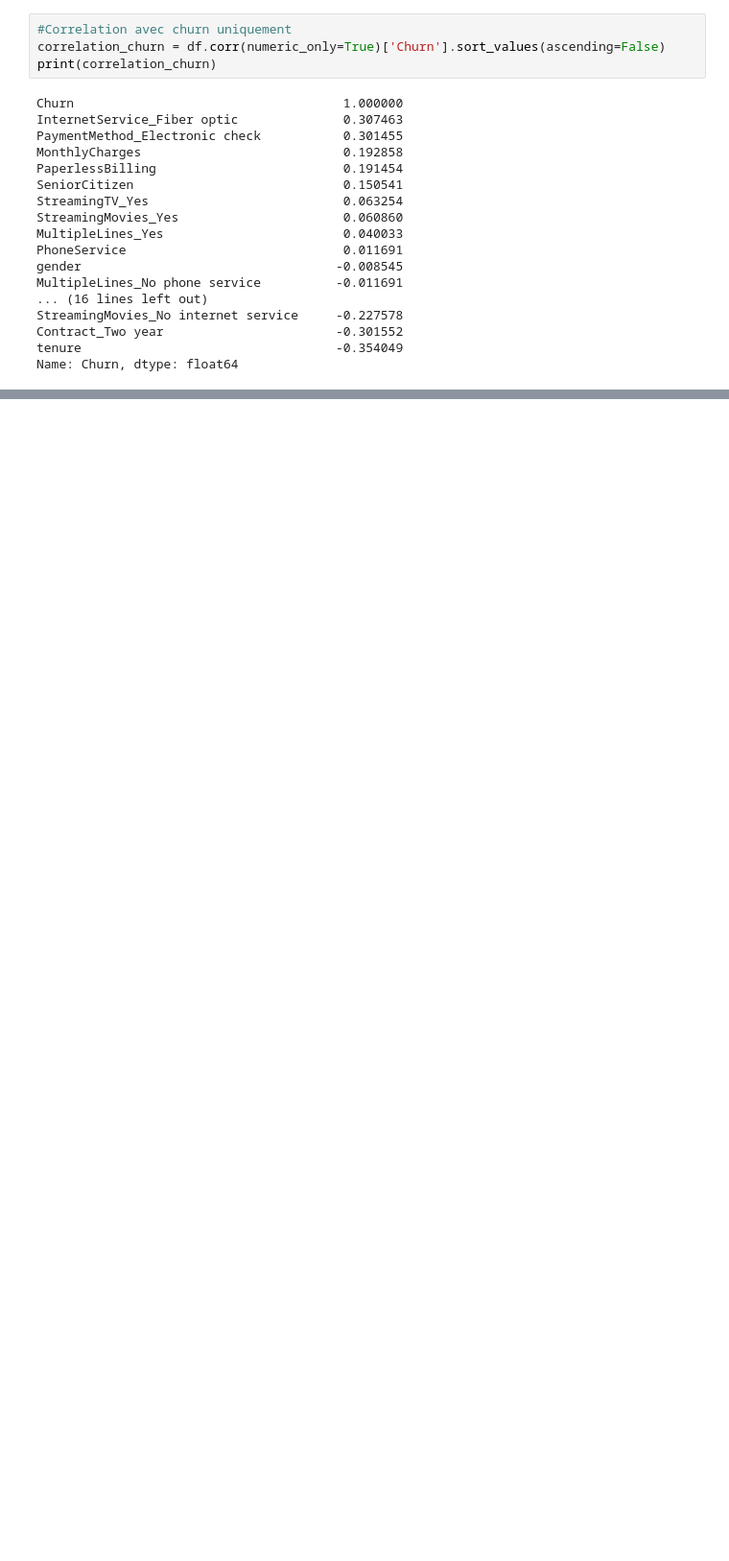
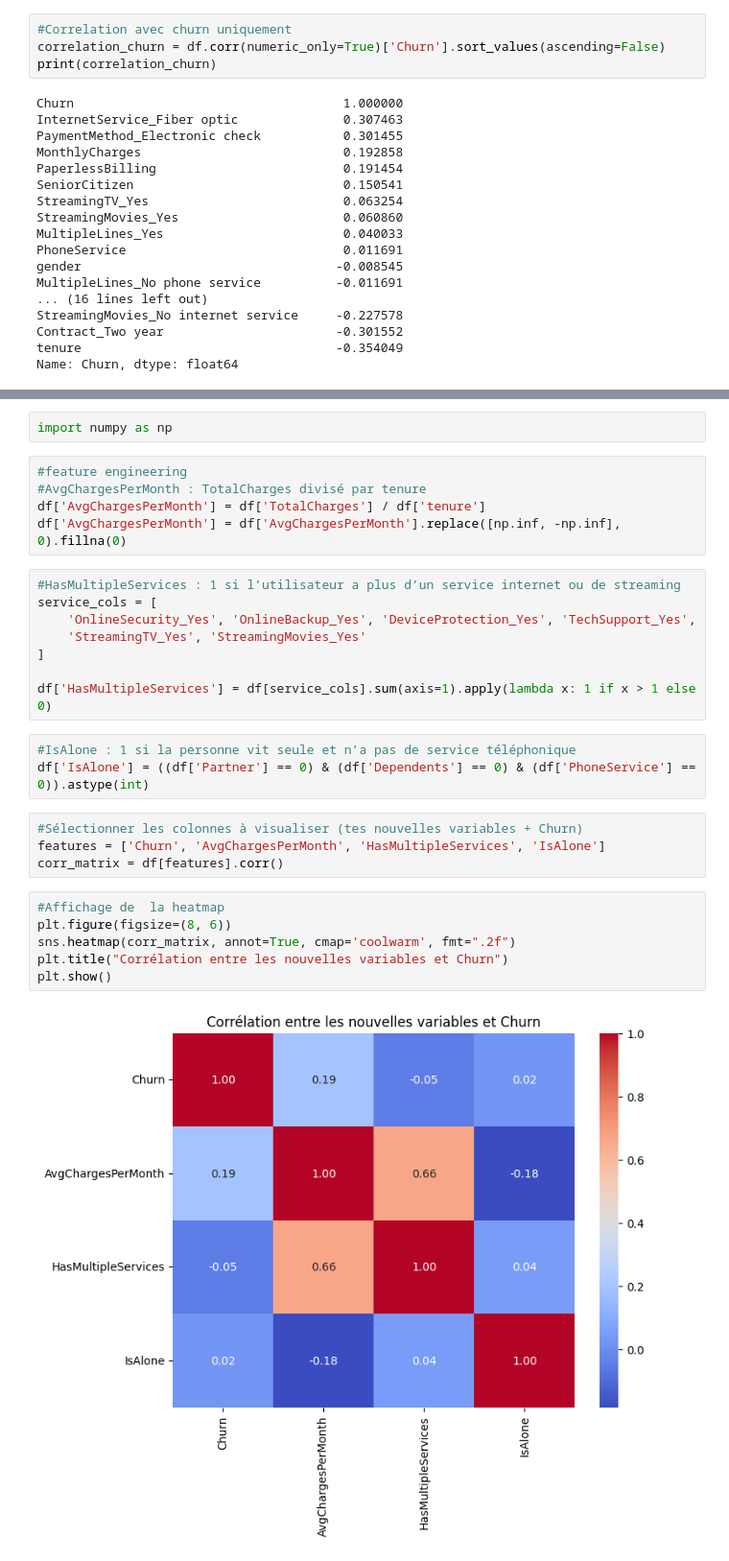
Before and after one commit to Lbenzid/projet_churn_teleco, a Jupyter notebook: notebooks/eda_telco_churn.ipynb, the cells around one changed output, grey strips where cells are left out. Shown at 96% size. Saved outputs shown, nothing was run; the diff lists cells and outputs as text; blank space fills up the shorter version.

```diff
--- a/notebooks/eda_telco_churn.ipynb
+++ b/notebooks/eda_telco_churn.ipynb
@@ -340,0 +362,30 @@ Name: Churn, dtype: float64
+# %%
+import numpy as np
+# %%
+#feature engineering
+#AvgChargesPerMonth : TotalCharges divisé par tenure
+df['AvgChargesPerMonth'] = df['TotalCharges'] / df['tenure']
+df['AvgChargesPerMonth'] = df['AvgChargesPerMonth'].replace([np.inf, -np.inf], 0).fillna(0)
+# %%
+#HasMultipleServices : 1 si l’utilisateur a plus d’un service internet ou de streaming
+service_cols = [
+    'OnlineSecurity_Yes', 'OnlineBackup_Yes', 'DeviceProtection_Yes', 'TechSupport_Yes',
+    'StreamingTV_Yes', 'StreamingMovies_Yes'
+]
+
+df['HasMultipleServices'] = df[service_cols].sum(axis=1).apply(lambda x: 1 if x > 1 else 0)
+# %%
+#IsAlone : 1 si la personne vit seule et n’a pas de service téléphonique
+df['IsAlone'] = ((df['Partner'] == 0) & (df['Dependents'] == 0) & (df['PhoneService'] == 0)).astype(int)
+# %%
+#Sélectionner les colonnes à visualiser (tes nouvelles variables + Churn)
+features = ['Churn', 'AvgChargesPerMonth', 'HasMultipleServices', 'IsAlone']
+corr_matrix = df[features].corr()
+# %%
+#Affichage de  la heatmap
+plt.figure(figsize=(8, 6))
+sns.heatmap(corr_matrix, annot=True, cmap='coolwarm', fmt=".2f")
+plt.title("Corrélation entre les nouvelles variables et Churn")
+plt.show()
+# %% [output]
+[figure, added]
```
Also changed, not shown: parts of 16 cells of this notebook, 1 other file.
